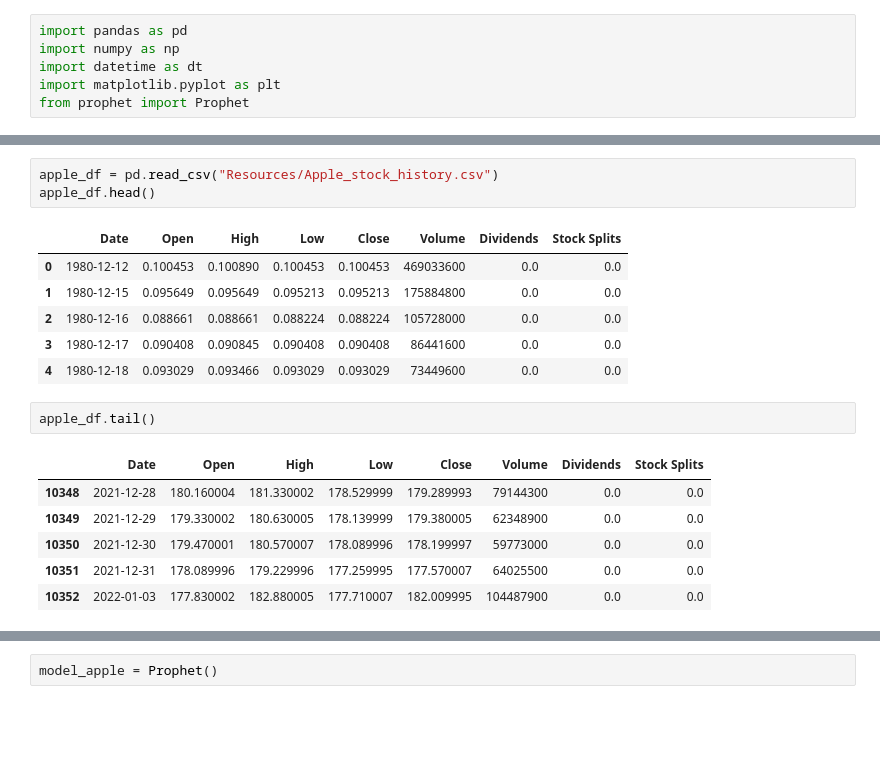
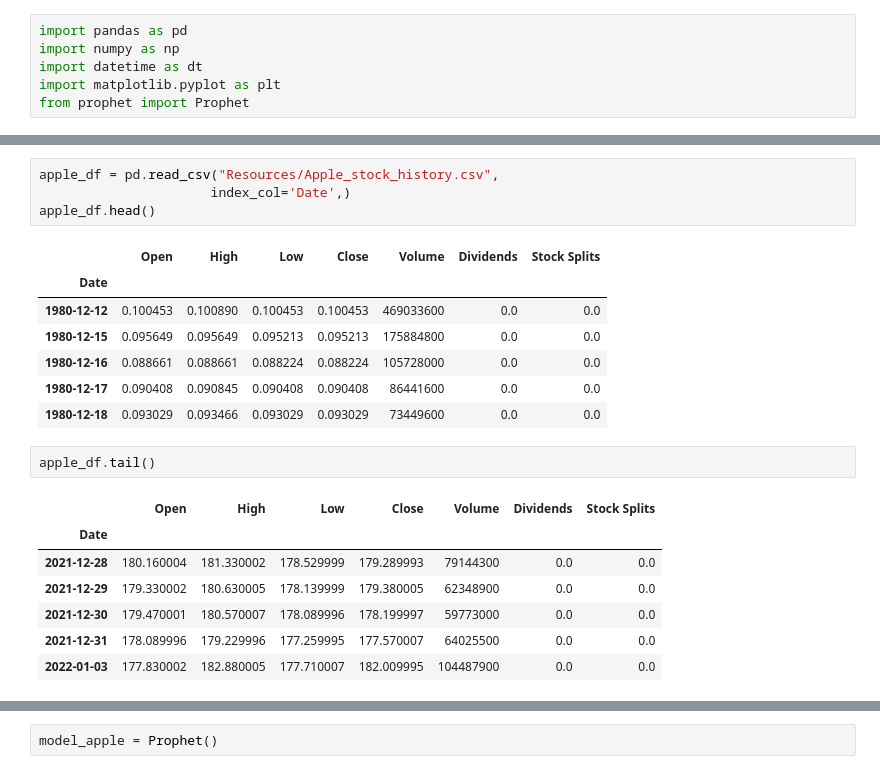
Before and after one commit to DanB369/Project1, a Jupyter notebook: stocks.ipynb, the cells around one changed output, grey strips where cells are left out. Saved outputs shown, nothing was run; the diff lists cells and outputs as text; blank space fills up the shorter version.

```diff
--- a/stocks.ipynb
+++ b/stocks.ipynb
@@ -30,22 +42,25 @@ from prophet import Prophet
 # %%
-apple_df = pd.read_csv("Resources/Apple_stock_history.csv")
+apple_df = pd.read_csv("Resources/Apple_stock_history.csv",
+                      index_col='Date',)
 apple_df.head()
 # %% [output]
-|  | Date | Open | High | Low | Close | Volume | Dividends | Stock Splits |
-| 0 | 1980-12-12 | 0.100453 | 0.100890 | 0.100453 | 0.100453 | 469033600 | 0.0 | 0.0 |
-| 1 | 1980-12-15 | 0.095649 | 0.095649 | 0.095213 | 0.095213 | 175884800 | 0.0 | 0.0 |
-| 2 | 1980-12-16 | 0.088661 | 0.088661 | 0.088224 | 0.088224 | 105728000 | 0.0 | 0.0 |
-| 3 | 1980-12-17 | 0.090408 | 0.090845 | 0.090408 | 0.090408 | 86441600 | 0.0 | 0.0 |
-| 4 | 1980-12-18 | 0.093029 | 0.093466 | 0.093029 | 0.093029 | 73449600 | 0.0 | 0.0 |
+|  | Open | High | Low | Close | Volume | Dividends | Stock Splits |
+| Date |  |  |  |  |  |  |  |
+| 1980-12-12 | 0.100453 | 0.100890 | 0.100453 | 0.100453 | 469033600 | 0.0 | 0.0 |
+| 1980-12-15 | 0.095649 | 0.095649 | 0.095213 | 0.095213 | 175884800 | 0.0 | 0.0 |
+| 1980-12-16 | 0.088661 | 0.088661 | 0.088224 | 0.088224 | 105728000 | 0.0 | 0.0 |
+| 1980-12-17 | 0.090408 | 0.090845 | 0.090408 | 0.090408 | 86441600 | 0.0 | 0.0 |
+| 1980-12-18 | 0.093029 | 0.093466 | 0.093029 | 0.093029 | 73449600 | 0.0 | 0.0 |
 # %%
 apple_df.tail()
 # %% [output]
-|  | Date | Open | High | Low | Close | Volume | Dividends | Stock Splits |
-| 10348 | 2021-12-28 | 180.160004 | 181.330002 | 178.529999 | 179.289993 | 79144300 | 0.0 | 0.0 |
-| 10349 | 2021-12-29 | 179.330002 | 180.630005 | 178.139999 | 179.380005 | 62348900 | 0.0 | 0.0 |
-| 10350 | 2021-12-30 | 179.470001 | 180.570007 | 178.089996 | 178.199997 | 59773000 | 0.0 | 0.0 |
-| 10351 | 2021-12-31 | 178.089996 | 179.229996 | 177.259995 | 177.570007 | 64025500 | 0.0 | 0.0 |
-| 10352 | 2022-01-03 | 177.830002 | 182.880005 | 177.710007 | 182.009995 | 104487900 | 0.0 | 0.0 |
+|  | Open | High | Low | Close | Volume | Dividends | Stock Splits |
+| Date |  |  |  |  |  |  |  |
+| 2021-12-28 | 180.160004 | 181.330002 | 178.529999 | 179.289993 | 79144300 | 0.0 | 0.0 |
+| 2021-12-29 | 179.330002 | 180.630005 | 178.139999 | 179.380005 | 62348900 | 0.0 | 0.0 |
+| 2021-12-30 | 179.470001 | 180.570007 | 178.089996 | 178.199997 | 59773000 | 0.0 | 0.0 |
+| 2021-12-31 | 178.089996 | 179.229996 | 177.259995 | 177.570007 | 64025500 | 0.0 | 0.0 |
+| 2022-01-03 | 177.830002 | 182.880005 | 177.710007 | 182.009995 | 104487900 | 0.0 | 0.0 |
 # %%
 apple_df = apple_df.drop(["Dividends","Stock Splits"], axis=1)
 apple_df
```
Also changed, not shown: parts of 55 cells of this notebook, 1 other file.
